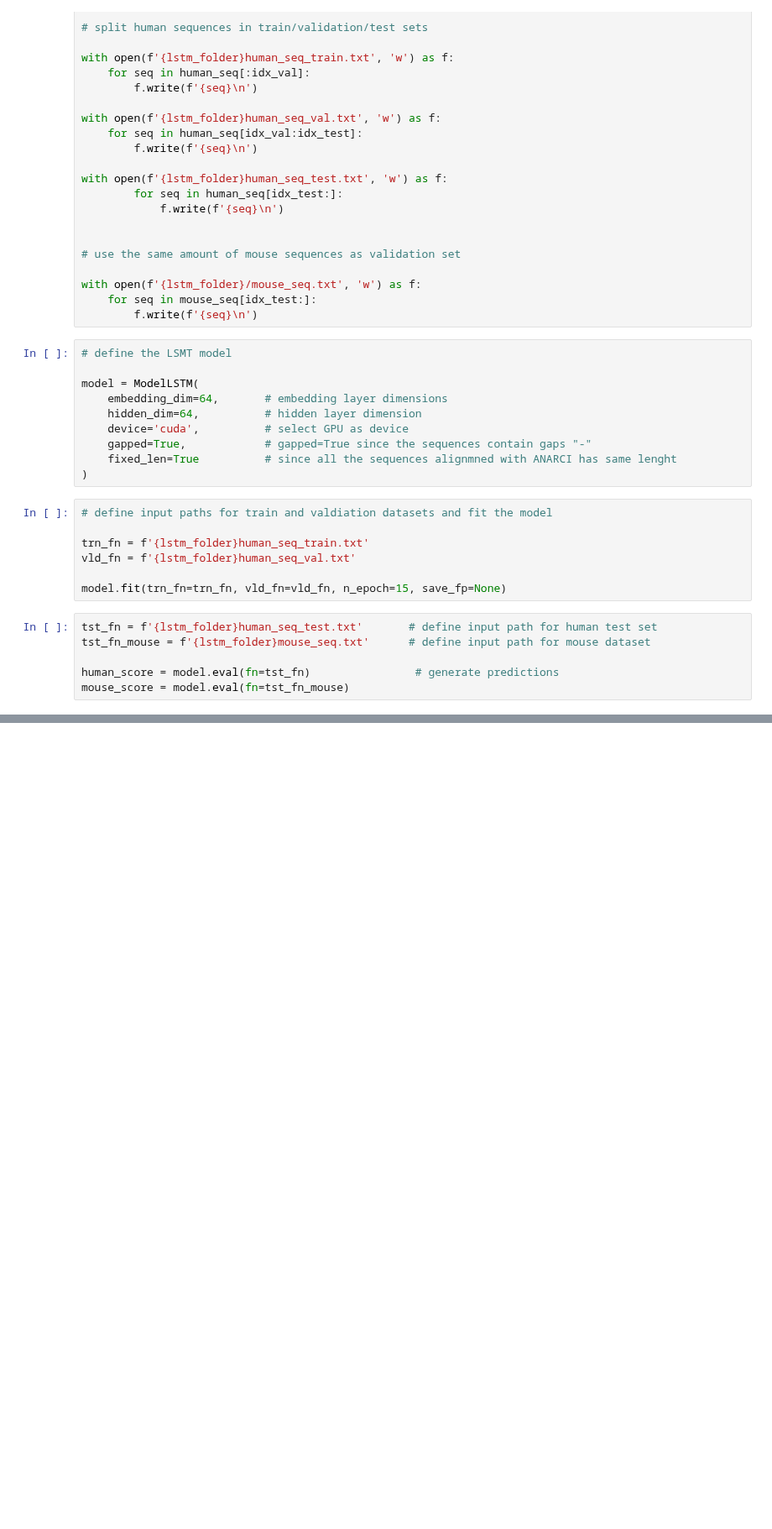
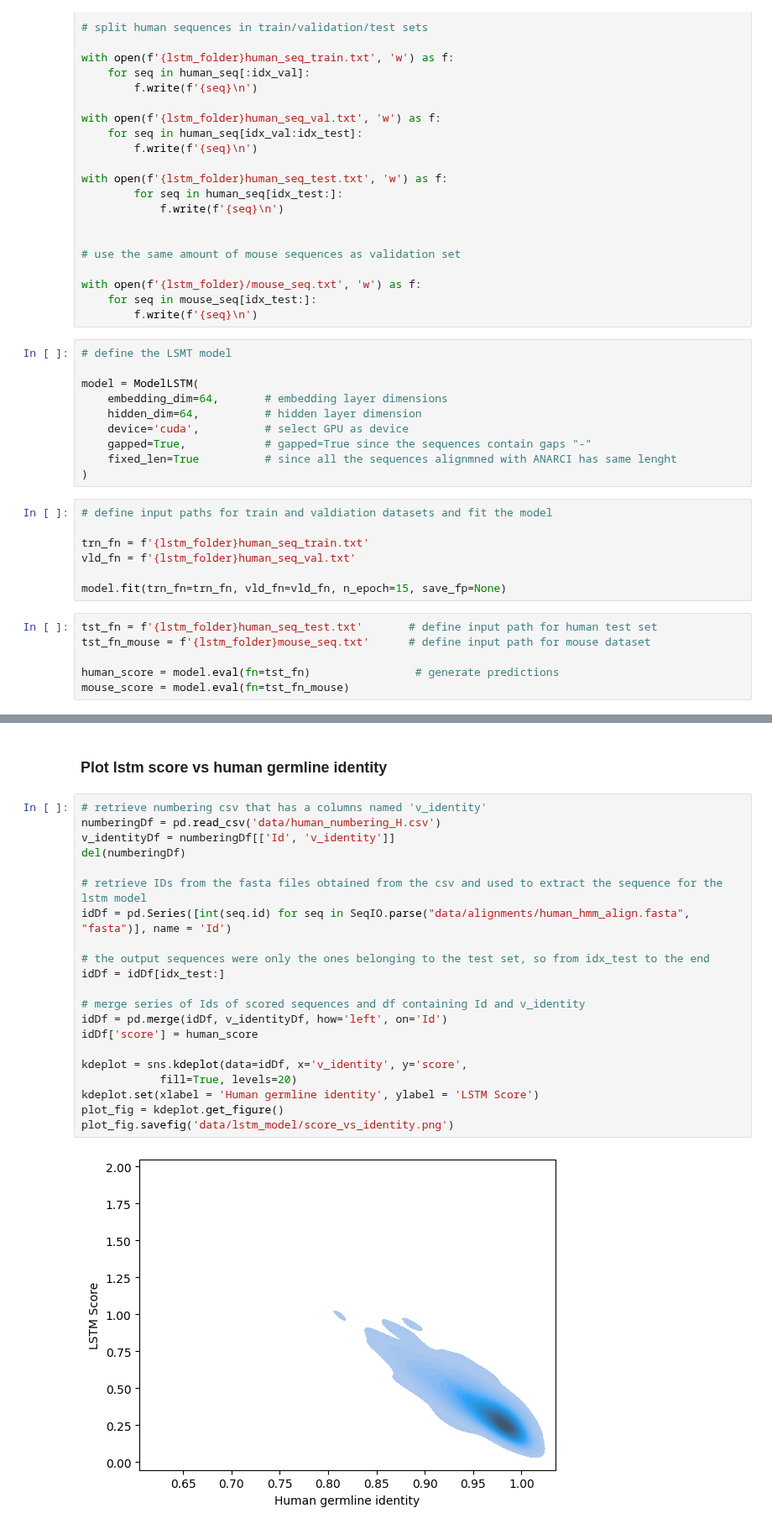
Before and after one commit to enricofrigoli/bioinformatics_fall22, a Jupyter notebook: task2d.ipynb, the cells around one changed output, grey strips where cells are left out. Shown at 84% size. Saved outputs shown, nothing was run; the diff lists cells and outputs as text; blank space fills up the shorter version.

```diff
--- a/task2d.ipynb
+++ b/task2d.ipynb
@@ -108,0 +142,25 @@ plt.show()
+# %% [markdown]
+### Plot lstm score vs human germline identity
+# %%
+# retrieve numbering csv that has a columns named 'v_identity'
+numberingDf = pd.read_csv('data/human_numbering_H.csv')
+v_identityDf = numberingDf[['Id', 'v_identity']]
+del(numberingDf)
+
+# retrieve IDs from the fasta files obtained from the csv and used to extract the sequence for the lstm model
+idDf = pd.Series([int(seq.id) for seq in SeqIO.parse("data/alignments/human_hmm_align.fasta", "fasta")], name = 'Id')
+
+# the output sequences were only the ones belonging to the test set, so from idx_test to the end
+idDf = idDf[idx_test:]
+
+# merge series of Ids of scored sequences and df containing Id and v_identity
+idDf = pd.merge(idDf, v_identityDf, how='left', on='Id')
+idDf['score'] = human_score
+
+kdeplot = sns.kdeplot(data=idDf, x='v_identity', y='score',
+            fill=True, levels=20)
+kdeplot.set(xlabel = 'Human germline identity', ylabel = 'LSTM Score')
+plot_fig = kdeplot.get_figure()
+plot_fig.savefig('data/lstm_model/score_vs_identity.png')
+# %% [output]
+[figure, added]
```
Also changed, not shown: parts of 9 cells of this notebook, 7 other files.
